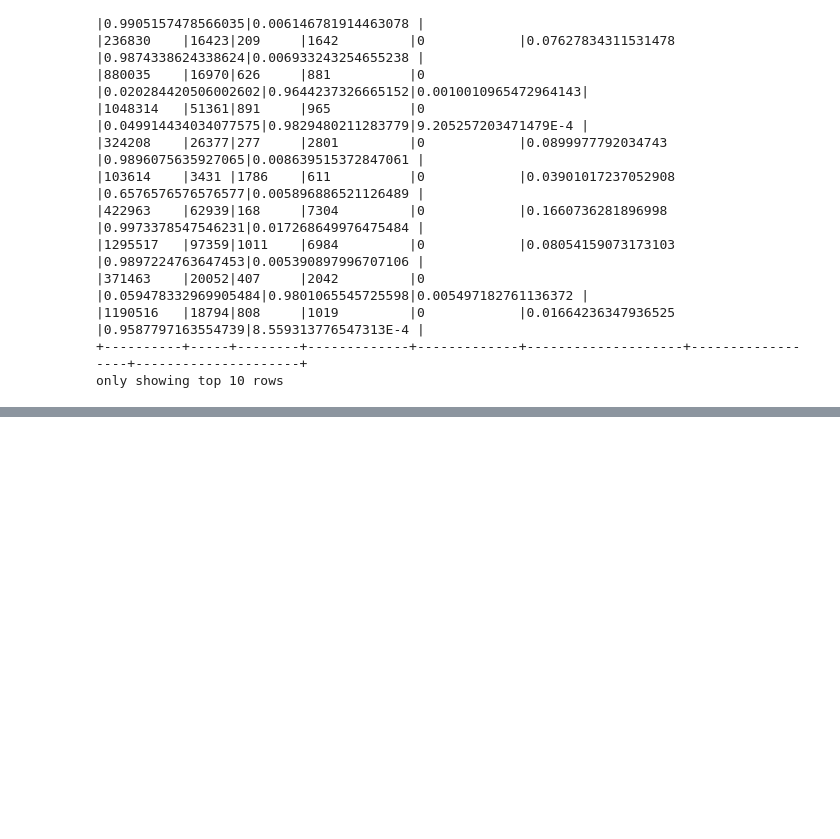
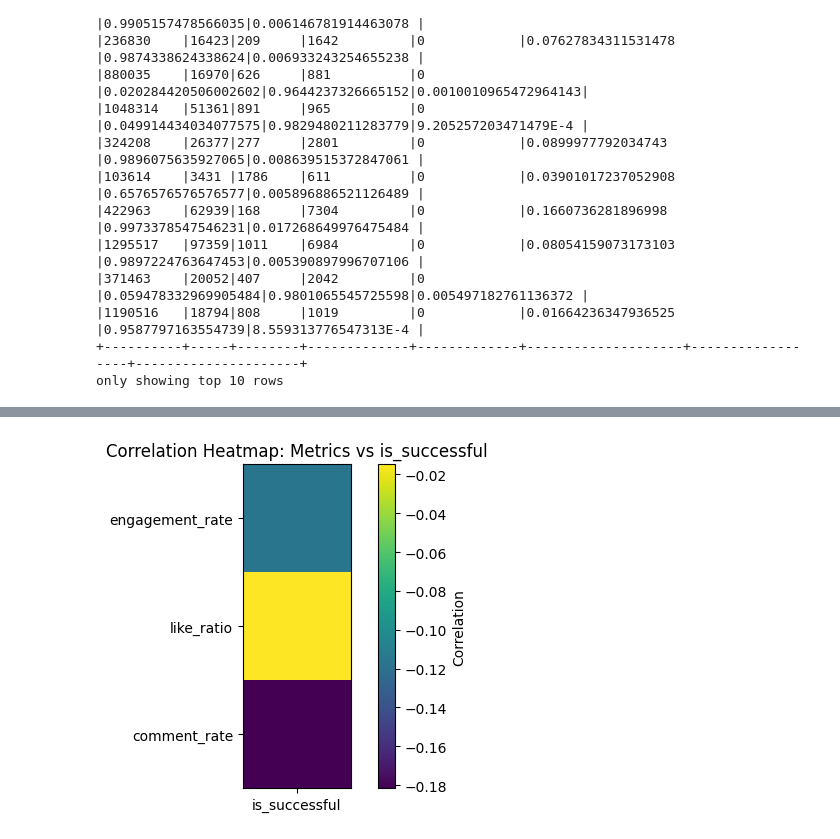
Before and after one commit to edutrul/youtube-trending, a Jupyter notebook: data-analysis-yt-2024.ipynb, the cells around one changed output, grey strips where cells are left out. Drawn from its saved outputs; the diff is of its cells as text; code cells hidden in the pictures; blank space fills up the shorter version.

```diff
--- a/data-analysis-yt-2024.ipynb
+++ b/data-analysis-yt-2024.ipynb
@@ -531,0 +545,11 @@ only showing top 10 rows
+# %%
+from pyspark.sql import functions as F
+
+# Lista de métricas creadas
+metrics = ["engagement_rate", "like_ratio", "comment_rate"]
+
+print("Correlación de cada métrica con el éxito (is_successful):\n")
+
+for m in metrics:
+    corr = df_metrics.stat.corr(m, "is_successful")
+    print(f"{m} → {corr}")
@@ -531,0 +577,29 @@ only showing top 10 rows
+# %%
+import matplotlib.pyplot as plt
+import numpy as np
+
+# Métricas que queremos comparar con is_successful
+metrics = ["engagement_rate", "like_ratio", "comment_rate"]
+
+# Crear matriz de correlación (3 filas, 1 columna)
+corr_values = []
+for m in metrics:
+    corr = df_metrics.stat.corr(m, "is_successful")
+    corr_values.append(corr)
+
+corr_matrix = np.array(corr_values).reshape(len(metrics), 1)
+
+# ---- Graficar heatmap ----
+plt.figure(figsize=(6, 4))
+plt.imshow(corr_matrix, cmap="viridis")   # sin estilos, permitido
+plt.colorbar(label="Correlation")
+
+# Etiquetas
+plt.xticks([0], ["is_successful"])
+plt.yticks(range(len(metrics)), metrics)
+
+plt.title("Correlation Heatmap: Metrics vs is_successful")
+plt.tight_layout()
+plt.show()
+# %% [output]
+[figure, added]
```
Also changed, not shown: parts of 7 cells of this notebook.
